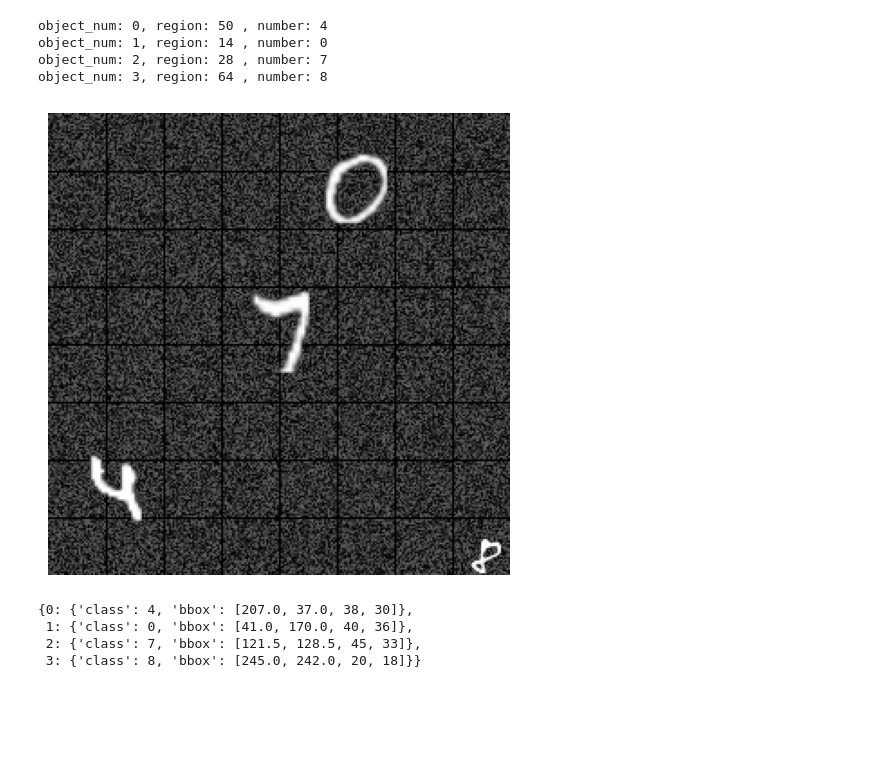
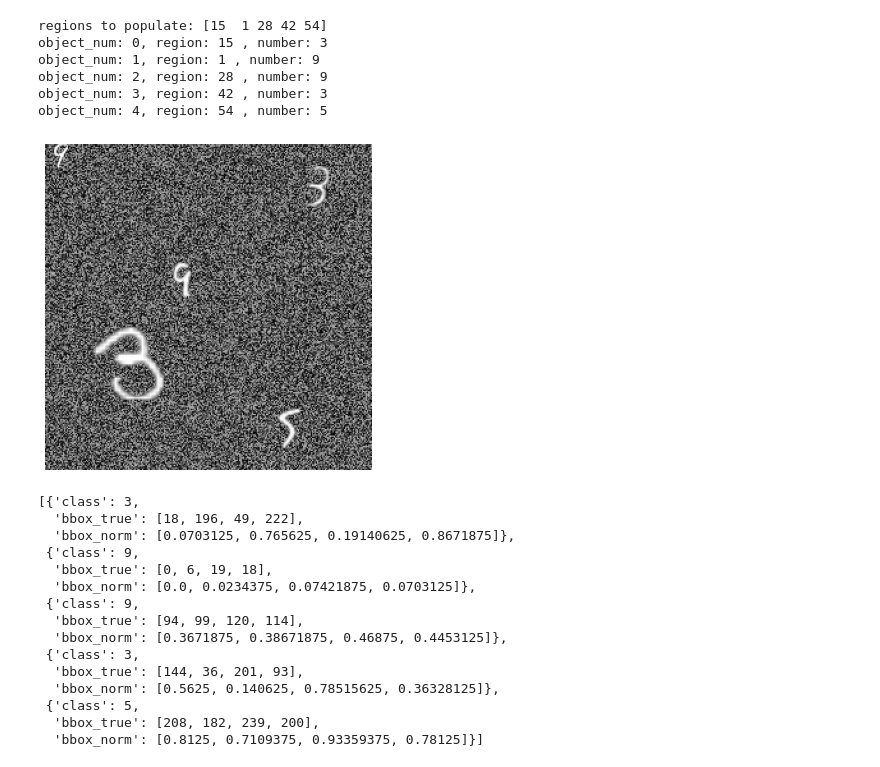
Before and after one commit to Matthew-Weisberg/MNIST_ObjectDetection_Dataset, a Jupyter notebook: MNIST Object Localization.ipynb, the cells around one changed output. Cells and saved outputs as stored; diff of their text form; code cells hidden in the pictures; blank space fills up the shorter version.

Commit message:
added normalized coordinates and the ability to check for overlap to ensure objects dont overlap in image creation

```diff
--- a/MNIST Object Localization.ipynb
+++ b/MNIST Object Localization.ipynb
@@ -197,6 +247,14 @@ plot_image_from_grayscale(image)
 def choose_regions_to_populate(max_objects = 8,
                                grid_height = 4,
                                grid_width = 4):
+    """
+    Definition
+
+    Parameters:
+
+    Returns:
+
+    """
 
     num_objects = np.random.choice(range(max_objects), 1)
     regions = np.random.choice(range(1, grid_width * grid_height + 1),
@@ -230,6 +297,14 @@ def add_object_to_image(image,
                         grid_width = 4,
                         scale_value = 1,
                         corner_coordinates=True):
+    """
+    Definition
+
+    Parameters:
+
+    Returns:
+
+    """
 
     # Determine the size of a region based on chosen image grid
     region_y = int(image.shape[0] / grid_height)
@@ -285,14 +360,18 @@ def add_object_to_image(image,
 
     image[x_min:x_max, y_min:y_max] = np.maximum(image[x_min:x_max, y_min:y_max], bbox_object)
 
+    M, N = image.shape
+
     if corner_coordinates:
         added_object = {object_num : {'class' : int(label[0]),
-                                      'bbox' : [x_min, y_min, x_max, y_max]}
+                                      'bbox_true' : [x_min,     y_min,     x_max,     y_max    ],
+                                      'bbox_norm' : [x_min / M, y_min / N, x_max / M, y_max / ]}
                         }
     else:
         center_x, center_y, width, height = to_center_coordinates(x_min, y_min, x_max, y_max)
         added_object = {object_num : {'class' : int(label[0]),
-                                      'bbox' : [center_x, center_y, width, height]}
-                        }
+                                      'bbox_true' : [center_x,     center_y,     width,     height     ],
+                                      'bbox_norm' : [center_x / M, center_y / N, width / M, height / N]}}
+
 
     return image, added_object
@@ -391,27 +581,41 @@ def create_image(objects,
 # %%
 image, added_objects = create_image(x_train,
                                     y_train_bboxes,
-                                    image_size=(256, 256),
-                                    noise_intensity=100,
-                                    grid_height=8,
-                                    grid_width=8,
-                                    max_objects=8,
-                                    max_scaling=2.5,
-                                    add_gridlines=True,
-                                    corner_coordinates=CC)
+                                    image_size         = (256, 256),
+                                    noise_intensity    = 180,
+                                    grid_height        = 8,
+                                    grid_width         = 8,
+                                    max_objects        = 12,
+                                    max_scaling        = 3.5,
+                                    add_gridlines      = False,
+                                    allow_overlap      = False,
+                                    corner_coordinates = CC)
 
 plot_image_from_grayscale(image)
-added_objects
+list(added_objects.values())
 # %% [output]
-object_num: 0, region: 50 , number: 4
-object_num: 1, region: 14 , number: 0
-object_num: 2, region: 28 , number: 7
-object_num: 3, region: 64 , number: 8
+regions to populate: [15  1 28 42 54]
+object_num: 0, region: 15 , number: 3
+object_num: 1, region: 1 , number: 9
+object_num: 2, region: 28 , number: 9
+object_num: 3, region: 42 , number: 3
+object_num: 4, region: 54 , number: 5
-[figure, old version]
+[figure, new version]
-{0: {'class': 4, 'bbox': [207.0, 37.0, 38, 30]},
- 1: {'class': 0, 'bbox': [41.0, 170.0, 40, 36]},
- 2: {'class': 7, 'bbox': [121.5, 128.5, 45, 33]},
- 3: {'class': 8, 'bbox': [245.0, 242.0, 20, 18]}}
+[{'class': 3,
+  'bbox_true': [18, 196, 49, 222],
+  'bbox_norm': [0.0703125, 0.765625, 0.19140625, 0.8671875]},
+ {'class': 9,
+  'bbox_true': [0, 6, 19, 18],
+  'bbox_norm': [0.0, 0.0234375, 0.07421875, 0.0703125]},
+ {'class': 9,
+  'bbox_true': [94, 99, 120, 114],
+  'bbox_norm': [0.3671875, 0.38671875, 0.46875, 0.4453125]},
+ {'class': 3,
+  'bbox_true': [144, 36, 201, 93],
+  'bbox_norm': [0.5625, 0.140625, 0.78515625, 0.36328125]},
+ {'class': 5,
+  'bbox_true': [208, 182, 239, 200],
+  'bbox_norm': [0.8125, 0.7109375, 0.93359375, 0.78125]}]
 # %%
 def plot_mnist_image_with_bboxes(image,
                                  added_objects,
```
Also changed, not shown: parts of 13 cells of this notebook.
